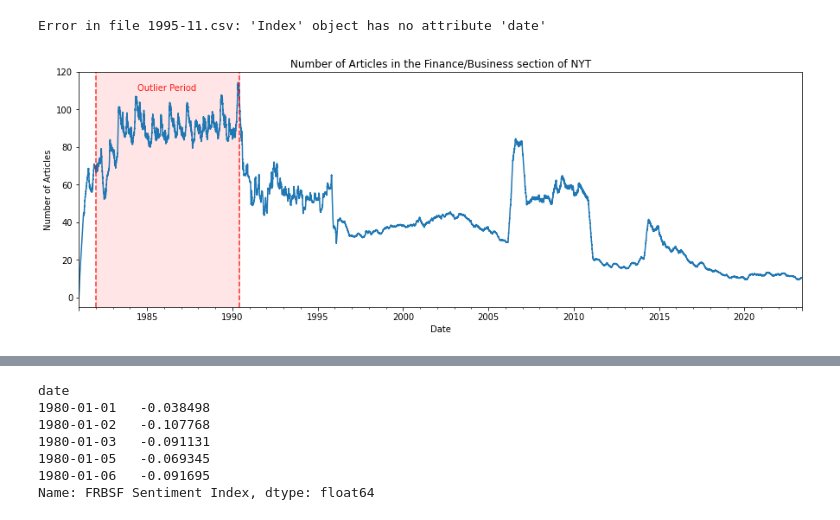
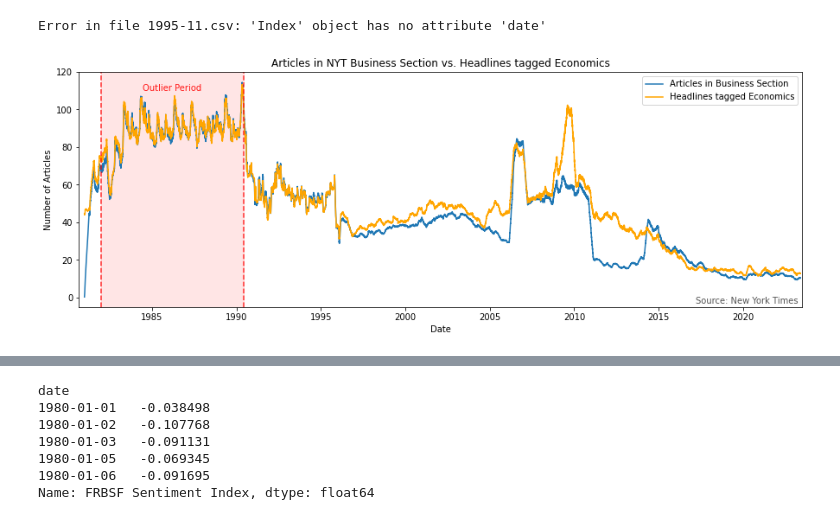
Before and after one commit to hakonmh/NYT-Sentiment-Index, a Jupyter notebook: src/index-exploration.ipynb, the cells around one changed output, grey strips where cells are left out. Saved outputs shown, nothing was run; the diff lists cells and outputs as text; code cells hidden in the pictures.

```diff
--- a/src/index-exploration.ipynb
+++ b/src/index-exploration.ipynb
@@ -143,22 +165,42 @@ num_fin_articles = num_fin_articles.resample('D').mean()
 num_fin_articles = num_fin_articles.fillna(0)
 # %% [output]
 Error in file 1995-11.csv: 'Index' object has no attribute 'date'
-# %%
-# Plot the number of articles from the Financial Desk section of NYT
-ax = num_fin_articles.rolling(100).mean().loc['1981-01-01':].plot(
-    figsize=(15, 5),
-    title='Number of Articles in the Finance/Business section of NYT',
-    xlabel='Date',
-    ylabel='Number of Articles'
-)
-ax.axvspan(pd.to_datetime('1982-01-01'), pd.to_datetime('1990-06-01'), color='r', alpha=0.1)
-ax.vlines(pd.to_datetime('1982-01-01'), -5, 120, color='red', linestyle='--', alpha=0.8)
-ax.vlines(pd.to_datetime('1990-06-01'), -5, 120, color='red', linestyle='--', alpha=0.8)
-ax.text(pd.to_datetime('1986-03-01'), 110, 'Outlier Period', color='red', alpha=0.9,
-        horizontalalignment='center')
-ax.set_ylim(-5, 120)
-plt.show()
-# %% [output]
-[figure, removed]
+# %%
+# Create variable for rolling mean
+rolling_num_fin_articles = num_fin_articles.rolling(100).mean().loc['1981-01-01':]
+
+# Define plot parameters
+figsize = (15, 5)
+title = 'Articles in NYT Business Section vs. Headlines tagged Economics'
+xlabel = 'Date'
+ylabel = 'Number of Articles'
+ylim = (-5, 120)
+legend_labels = ['Articles in Business Section', 'Headlines tagged Economics']
+
+# Plot lines
+fig, ax = plt.subplots(figsize=figsize)
+ax.plot(rolling_num_fin_articles, label=legend_labels[0])
+ax.plot(num_economic_headlines_sma.loc['1981-01-01':], label=legend_labels[1], color='orange')
+
+# Highlight outlier period
+ax.axvspan(outlier_start, outlier_end, color='red', alpha=0.1)
+ax.vlines([outlier_start, outlier_end], ylim[0], ylim[1], color='red', linestyle='--', alpha=0.8)
+ax.text(outlier_start + (outlier_end - outlier_start) / 2, ylim[1] - 10, 'Outlier Period', color='red',
+        alpha=0.9, horizontalalignment='center')
+
+# Misc. plot settings
+plt.legend(legend_labels)
+ax.set_ylim(ylim)
+ax.set_xlim(pd.to_datetime('1980-09-01'), pd.to_datetime('2023-07-01'))
+ax.set_xlabel(xlabel)
+ax.set_ylabel(ylabel)
+
+# Add data source text, set title
+fig.text(0.896, 0.135, 'Source: New York Times', ha='right', fontsize=10, color='#555555')
+ax.set_title(title)
+
+plt.show()
+# %% [output]
+[figure, added]
 # %% [markdown]
 ### Findings
```
Also changed, not shown: parts of 18 cells of this notebook.
